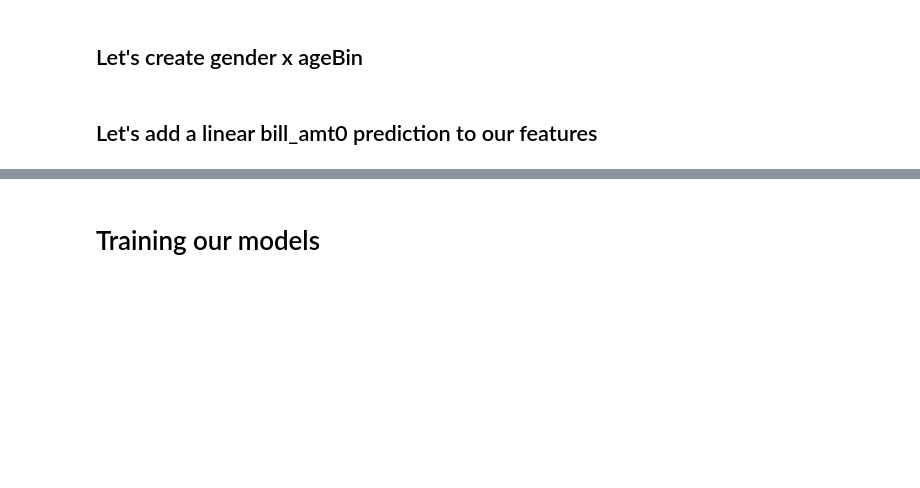
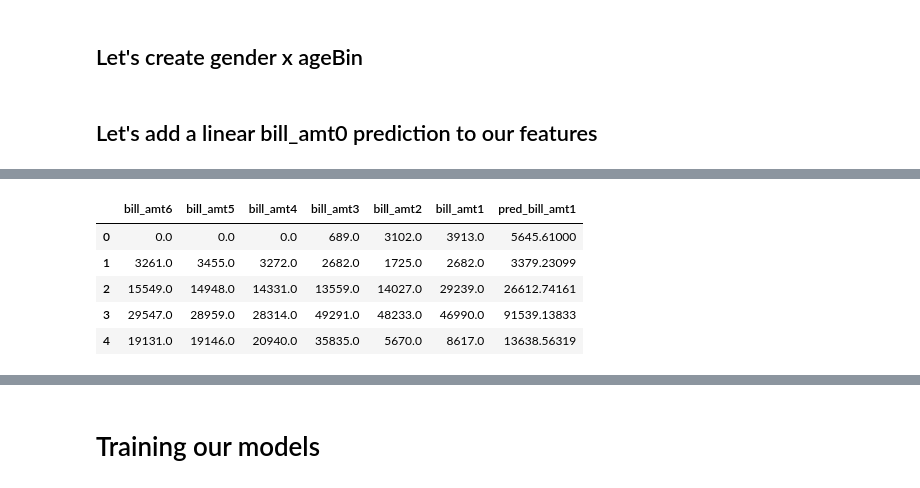
Before and after one commit to thomasXwang/UCI-Credit-card-defaults, a Jupyter notebook: UCI with functions_draft.ipynb, the cells around one changed output, grey strips where cells are left out. Drawn from its saved outputs; the diff is of its cells as text; code cells hidden in the pictures; blank space fills up the shorter version.

```diff
--- a/UCI with functions_draft.ipynb
+++ b/UCI with functions_draft.ipynb
@@ -321,0 +389,9 @@ df2 = df2.assign(gen_ageBin = list((zip(df2.gender, df2.age_bin))))
+# %%
+bill_amts_df.head()
+# %% [output]
+|  | bill_amt6 | bill_amt5 | bill_amt4 | bill_amt3 | bill_amt2 | bill_amt1 | pred_bill_amt1 |
+| 0 | 0.0 | 0.0 | 0.0 | 689.0 | 3102.0 | 3913.0 | 5645.61000 |
+| 1 | 3261.0 | 3455.0 | 3272.0 | 2682.0 | 1725.0 | 2682.0 | 3379.23099 |
+| 2 | 15549.0 | 14948.0 | 14331.0 | 13559.0 | 14027.0 | 29239.0 | 26612.74161 |
+| 3 | 29547.0 | 28959.0 | 28314.0 | 49291.0 | 48233.0 | 46990.0 | 91539.13833 |
+| 4 | 19131.0 | 19146.0 | 20940.0 | 35835.0 | 5670.0 | 8617.0 | 13638.56319 |
```
Also changed, not shown: parts of 28 cells of this notebook, 2 other files.
